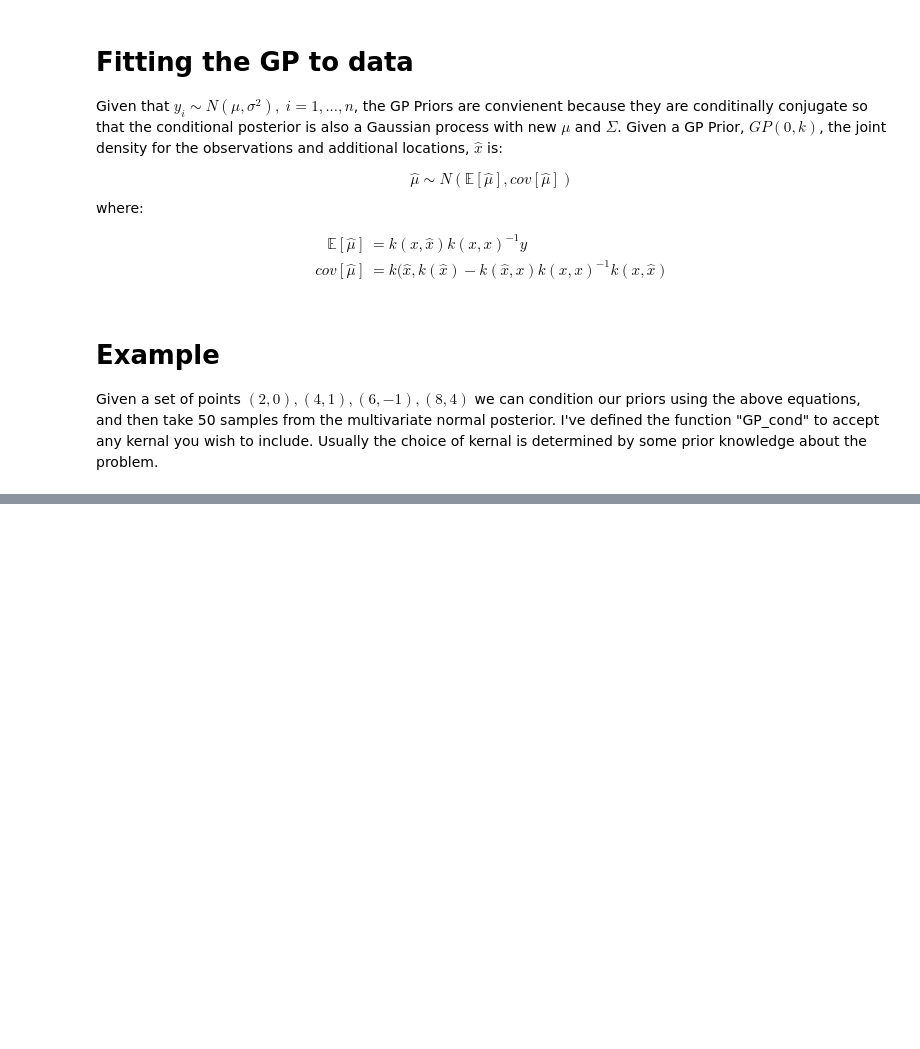
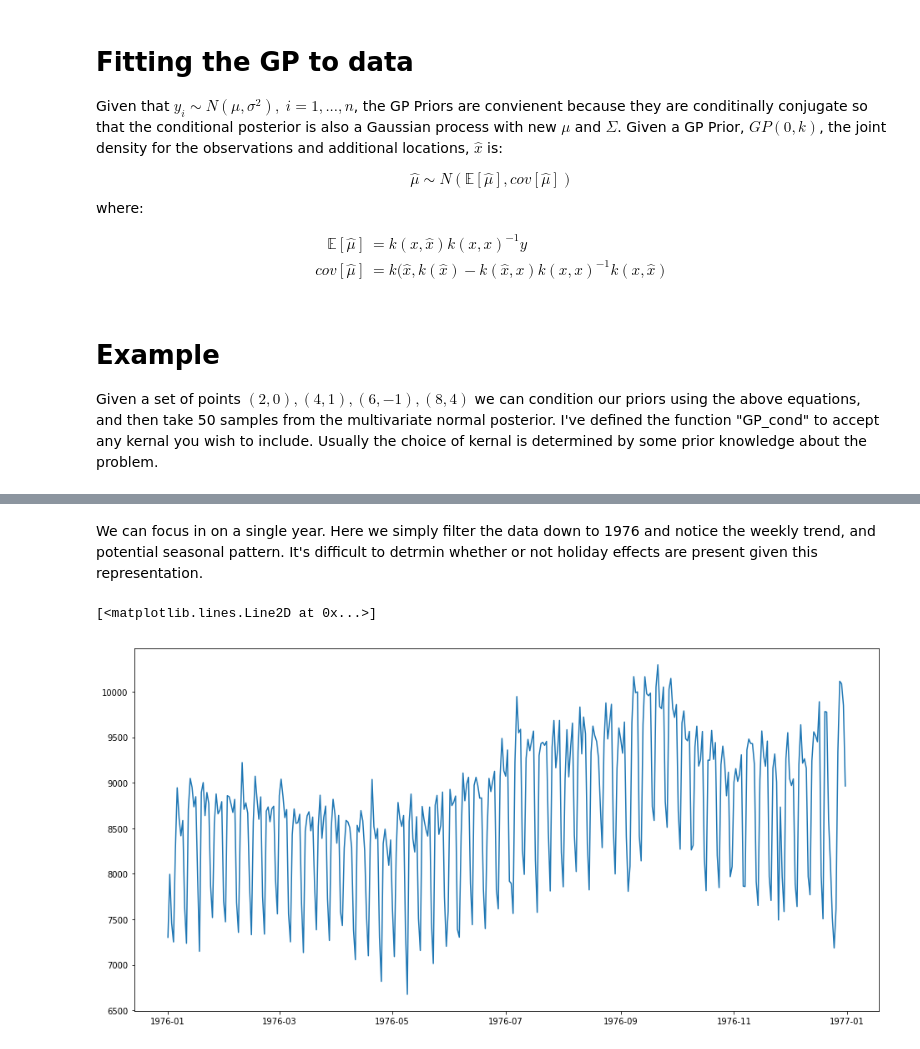
Before and after one commit to blazickjp/Research, a Jupyter notebook: GaussianProcesses.ipynb, the cells around one changed output, grey strips where cells are left out. Saved outputs shown, nothing was run; the diff lists cells and outputs as text; code cells hidden in the pictures; blank space fills up the shorter version.

```diff
--- a/GaussianProcesses.ipynb
+++ b/GaussianProcesses.ipynb
@@ -77,0 +88,9 @@ for k in range(num_draws):
+# %% [markdown]
+We can focus in on a single year. Here we simply filter the data down to 1976 and notice the weekly trend, and potential seasonal pattern. It's difficult to detrmin whether or not holiday effects are present given this representation.
+# %%
+bd_1976 = birthdays.query("year == 1976")
+plt.figure(figsize=(16,8))
+plt.plot(bd_1976.date, bd_1976.births)
+# %% [output]
+[<matplotlib.lines.Line2D at 0x...>]
+[figure, added]
```
Also changed, not shown: parts of 5 cells of this notebook.
